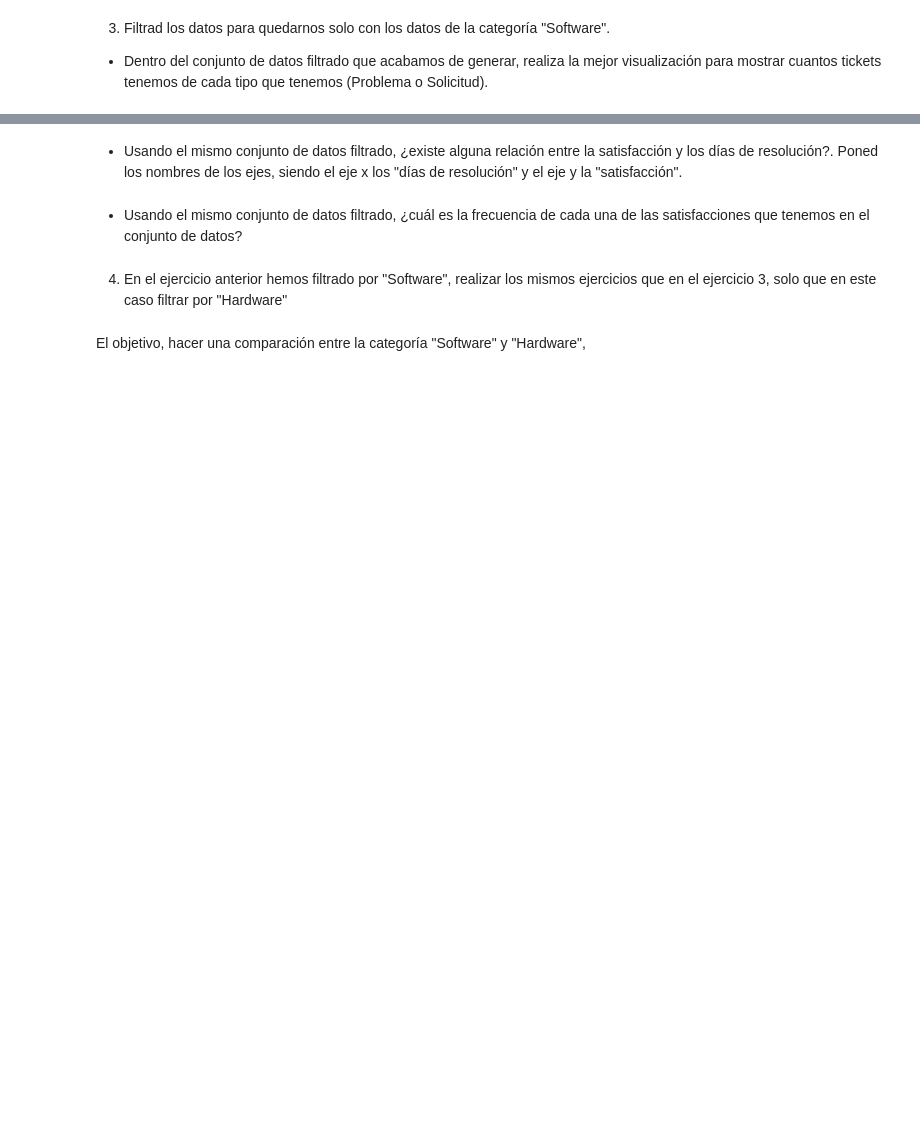
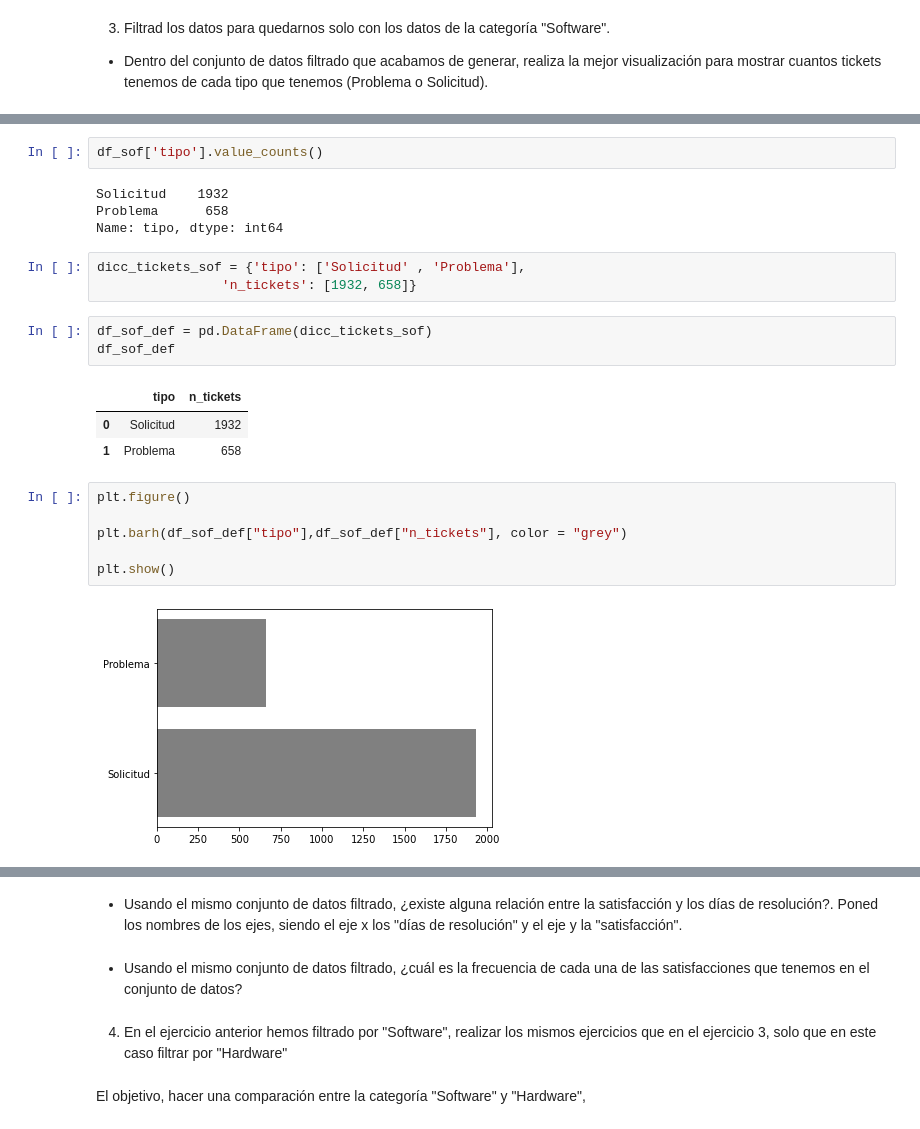
Before and after one commit to Adalab/Adalab-promo-d-da-modulo2-sprint1-Iris-Elisa, a Jupyter notebook: visualizacion/visualizacion_1.ipynb, the cells around one changed output, grey strips where cells are left out. Cells and saved outputs as stored; diff of their text form; blank space fills up the shorter version.

```diff
--- a/visualizacion/visualizacion_1.ipynb
+++ b/visualizacion/visualizacion_1.ipynb
@@ -10,0 +77,24 @@ Tendréis que realizar gráficas para contestar a las siguientes preguntas:
+# %%
+df_sof['tipo'].value_counts()
+# %% [output]
+Solicitud    1932
+Problema      658
+Name: tipo, dtype: int64
+# %%
+dicc_tickets_sof = {'tipo': ['Solicitud' , 'Problema'],
+                'n_tickets': [1932, 658]}
+# %%
+df_sof_def = pd.DataFrame(dicc_tickets_sof)
+df_sof_def
+# %% [output]
+|  | tipo | n_tickets |
+| 0 | Solicitud | 1932 |
+| 1 | Problema | 658 |
+# %%
+plt.figure()
+
+plt.barh(df_sof_def["tipo"],df_sof_def["n_tickets"], color = "grey")
+
+plt.show()
+# %% [output]
+[figure, added]
```
Also changed, not shown: parts of 11 cells of this notebook.
